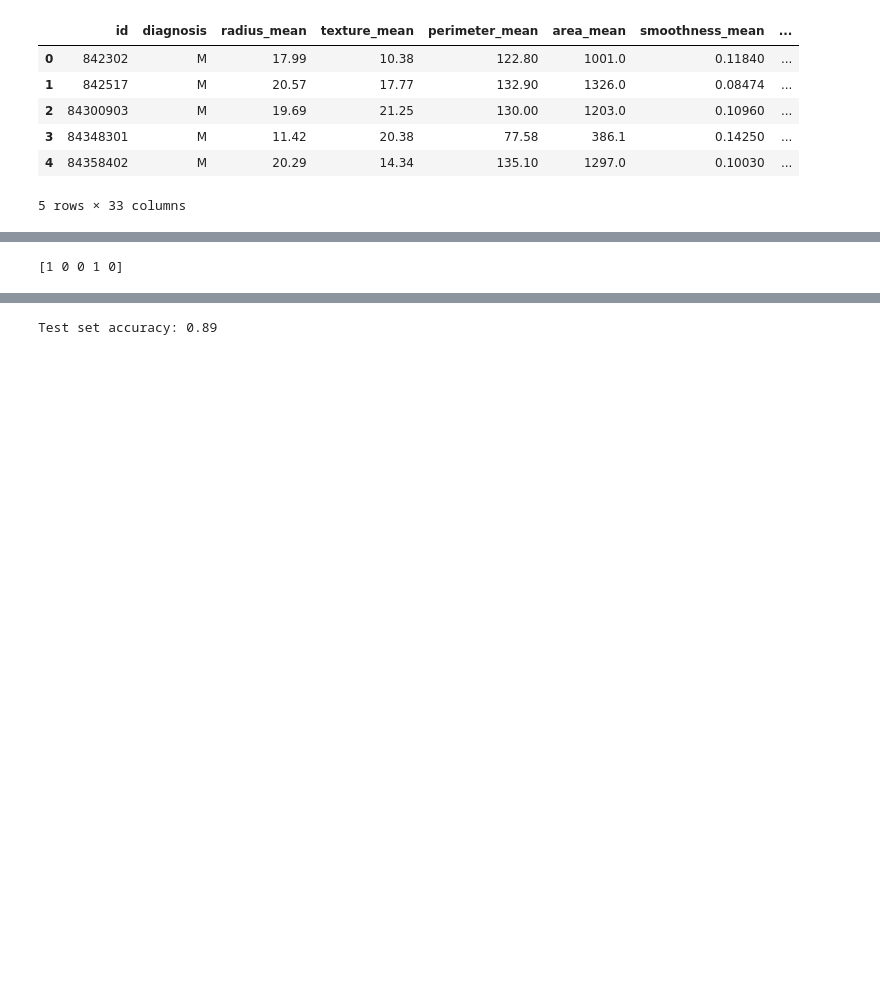
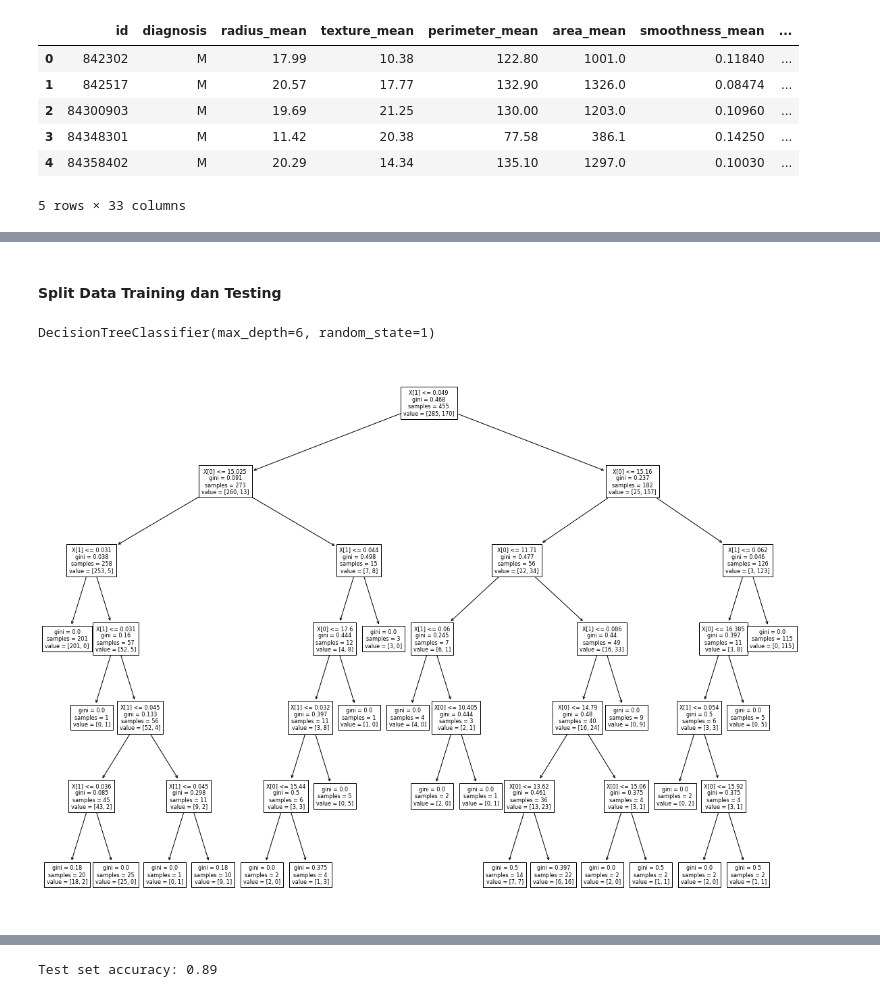
Before and after one commit to Pembelajaran-Mesin-Polinema/jobsheets, a Jupyter notebook: JS05_Decision_Tree/js05_Decision_tree.ipynb, the cells around one changed output, grey strips where cells are left out. Saved outputs shown, nothing was run; the diff lists cells and outputs as text; code cells hidden in the pictures; blank space fills up the shorter version.

Commit message:
update JS05 DT for DT visualization and entropy vs. gini correction

```diff
--- a/JS05_Decision_Tree/js05_Decision_tree.ipynb
+++ b/JS05_Decision_Tree/js05_Decision_tree.ipynb
@@ -88,5 +121,7 @@ X = wbc[['radius_mean', 'concave points_mean']]
 y = wbc['diagnosis']
 y = y.map({'M':1, 'B':0})
+# %% [markdown]
+#### Split Data Training dan Testing
 # %%
 from sklearn.model_selection import train_test_split
 
@@ -95,13 +130,20 @@ X_train, X_test, y_train, y_test = train_test_split(X, y, test_size=0.2, random_
 from sklearn.tree import DecisionTreeClassifier
 
 # Instantiate DecisionTreeClassifier 'dt' dengan kedalaman maksimum 6
+# Secara default, DecisionTreeClassifier dari scikit-learn akan menggunakan nilai "Gini" untuk kriteria
+# Terdapat beberapa "hyperparamater" yang dapat digunakan. Silahka baca dokumentasi
 dt = DecisionTreeClassifier(max_depth=6, random_state=1)
 
 # Sesuaikan dt ke set training
 dt.fit(X_train, y_train)
-
-# Pmemprediksi label set test
-y_pred = dt.predict(X_test)
-print(y_pred[0:5])
 # %% [output]
-[1 0 0 1 0]
+DecisionTreeClassifier(max_depth=6, random_state=1)
+# %%
+# Visualisasi hasil DT
+from sklearn import tree
+
+plt.figure(figsize=(20,15))
+tree.plot_tree(dt.fit(X_train, y_train), fontsize=8)
+plt.show()
+# %% [output]
+[figure, added]
```
Also changed, not shown: parts of 26 cells of this notebook, 1 other file.
